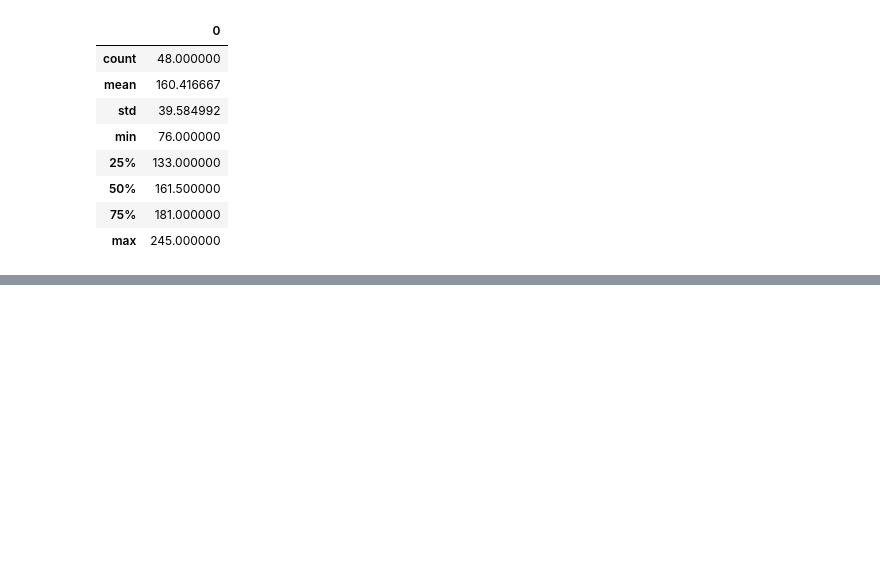
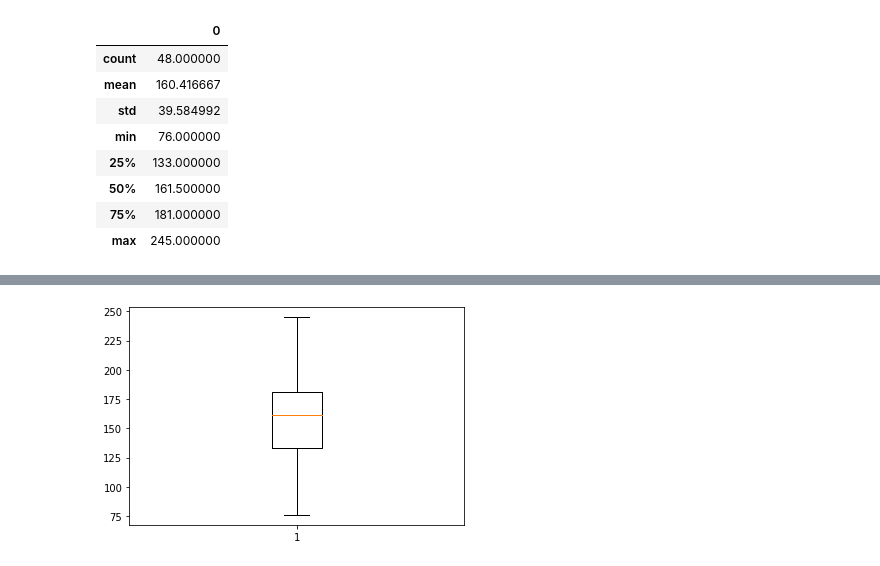
Before and after one commit to Pmz94/data-science, a Jupyter notebook: estadistica.ipynb, the cells around one changed output, grey strips where cells are left out. Drawn from its saved outputs; the diff is of its cells as text; code cells hidden in the pictures; blank space fills up the shorter version.

```diff
--- a/estadistica.ipynb
+++ b/estadistica.ipynb
@@ -335,0 +335,5 @@ pd.DataFrame(x).describe()
+# %%
+plt.boxplot(x)
+plt.show()
+# %% [output]
+[figure, added]
```
Also changed, not shown: parts of 20 cells of this notebook, 7 other files.
